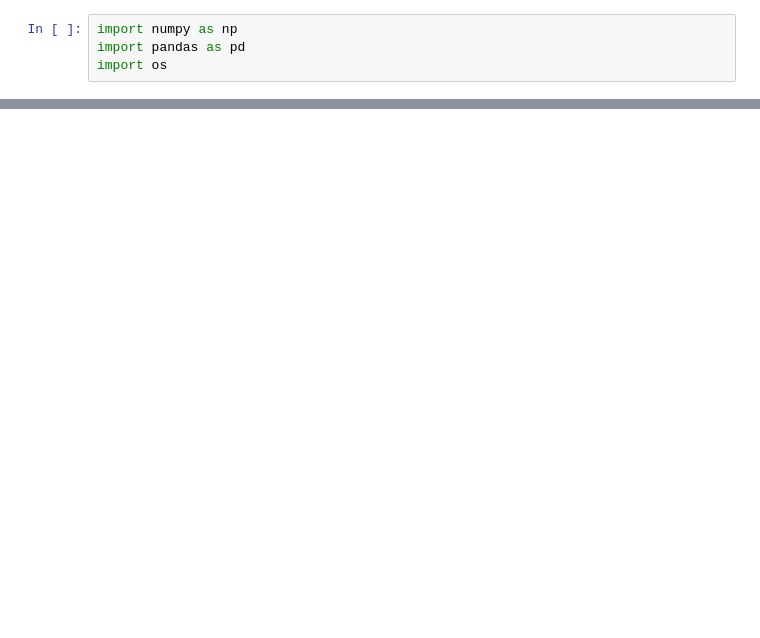
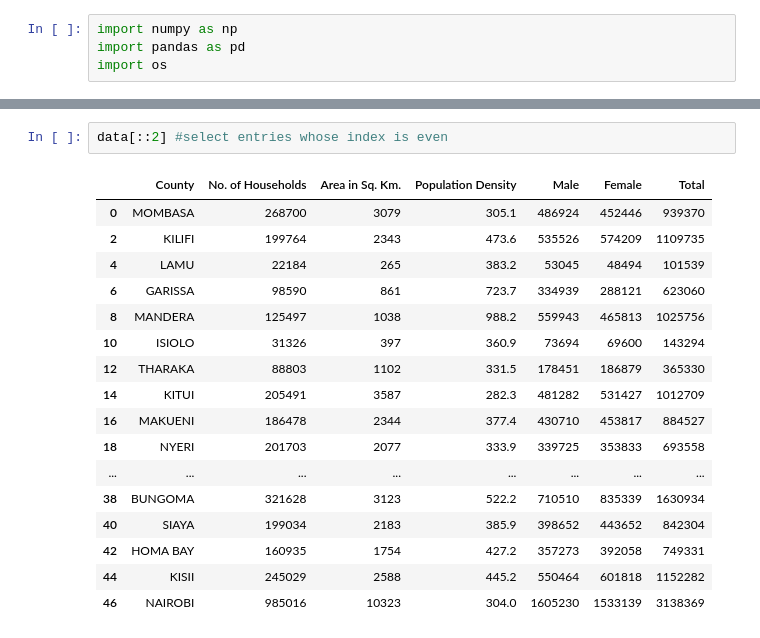
Before and after one commit to KaruguDev/datascience, a Jupyter notebook: Data Pre-Processing Part 2.ipynb, the cells around one changed output, grey strips where cells are left out. Cells and saved outputs as stored; diff of their text form; blank space fills up the shorter version.

Commit message:
data processing part 2 and data grouping

```diff
--- a/Data Pre-Processing Part 2.ipynb
+++ b/Data Pre-Processing Part 2.ipynb
@@ -70,0 +112,20 @@ print(data[(data['Population Density'] == 812.2) | (data['Population Density'] =
+# %%
+data[::2] #select entries whose index is even
+# %% [output]
+|  | County | No. of Households | Area in Sq. Km. | Population Density | Male | Female | Total |
+| 0 | MOMBASA | 268700 | 3079 | 305.1 | 486924 | 452446 | 939370 |
+| 2 | KILIFI | 199764 | 2343 | 473.6 | 535526 | 574209 | 1109735 |
+| 4 | LAMU | 22184 | 265 | 383.2 | 53045 | 48494 | 101539 |
+| 6 | GARISSA | 98590 | 861 | 723.7 | 334939 | 288121 | 623060 |
+| 8 | MANDERA | 125497 | 1038 | 988.2 | 559943 | 465813 | 1025756 |
+| 10 | ISIOLO | 31326 | 397 | 360.9 | 73694 | 69600 | 143294 |
+| 12 | THARAKA | 88803 | 1102 | 331.5 | 178451 | 186879 | 365330 |
+| 14 | KITUI | 205491 | 3587 | 282.3 | 481282 | 531427 | 1012709 |
+| 16 | MAKUENI | 186478 | 2344 | 377.4 | 430710 | 453817 | 884527 |
+| 18 | NYERI | 201703 | 2077 | 333.9 | 339725 | 353833 | 693558 |
+| ... | ... | ... | ... | ... | ... | ... | ... |
+| 38 | BUNGOMA | 321628 | 3123 | 522.2 | 710510 | 835339 | 1630934 |
+| 40 | SIAYA | 199034 | 2183 | 385.9 | 398652 | 443652 | 842304 |
+| 42 | HOMA BAY | 160935 | 1754 | 427.2 | 357273 | 392058 | 749331 |
+| 44 | KISII | 245029 | 2588 | 445.2 | 550464 | 601818 | 1152282 |
+| 46 | NAIROBI | 985016 | 10323 | 304.0 | 1605230 | 1533139 | 3138369 |
```
Also changed, not shown: parts of 22 cells of this notebook, 6 other files.
